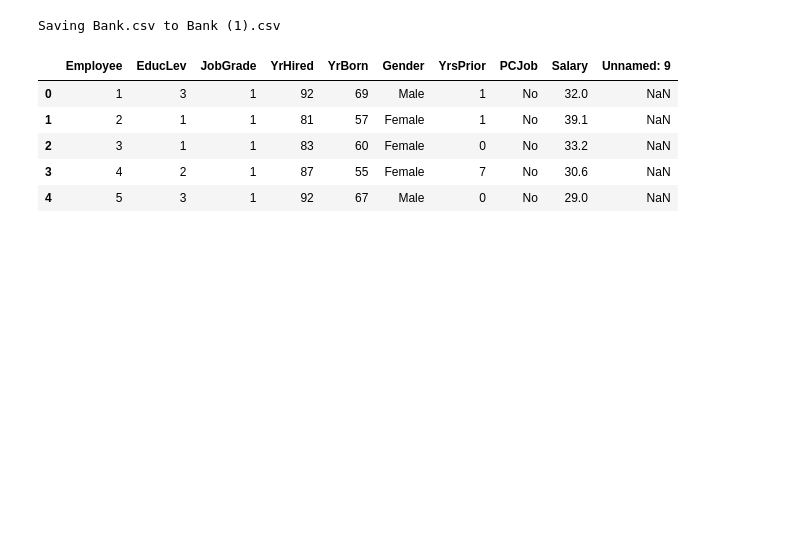
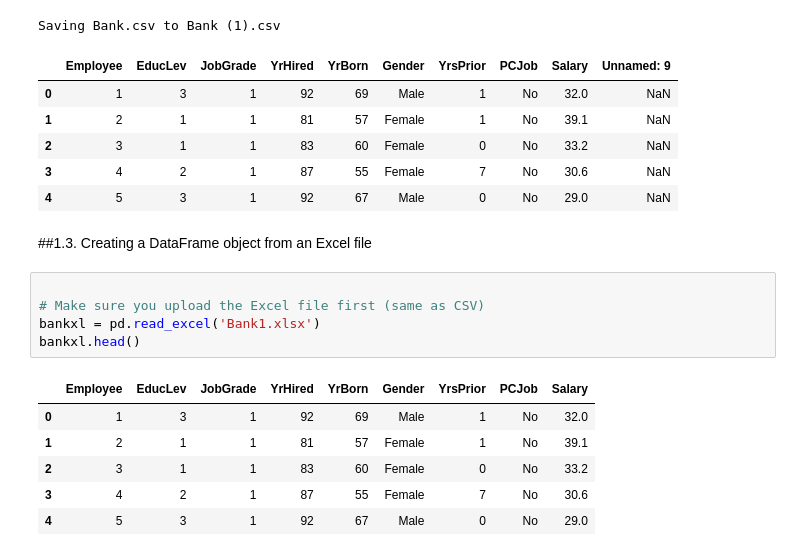
Before and after one commit to Aishaamalik/Data-Analysis-Intern, a Jupyter notebook: week_0.ipynb, the cells around one changed output. Saved outputs shown, nothing was run; the diff lists cells and outputs as text; blank space fills up the shorter version.

```diff
--- a/week_0.ipynb
+++ b/week_0.ipynb
@@ -40,3 +40,17 @@ Saving Bank.csv to Bank (1).csv
 | 2 | 3 | 1 | 1 | 83 | 60 | Female | 0 | No | 33.2 | NaN |
 | 3 | 4 | 2 | 1 | 87 | 55 | Female | 7 | No | 30.6 | NaN |
 | 4 | 5 | 3 | 1 | 92 | 67 | Male | 0 | No | 29.0 | NaN |
+# %% [markdown]
+##1.3. Creating a DataFrame object from an Excel file
+# %%
+
+# Make sure you upload the Excel file first (same as CSV)
+bankxl = pd.read_excel('Bank1.xlsx')
+bankxl.head()
+# %% [output]
+|  | Employee | EducLev | JobGrade | YrHired | YrBorn | Gender | YrsPrior | PCJob | Salary |
+| 0 | 1 | 3 | 1 | 92 | 69 | Male | 1 | No | 32.0 |
+| 1 | 2 | 1 | 1 | 81 | 57 | Female | 1 | No | 39.1 |
+| 2 | 3 | 1 | 1 | 83 | 60 | Female | 0 | No | 33.2 |
+| 3 | 4 | 2 | 1 | 87 | 55 | Female | 7 | No | 30.6 |
+| 4 | 5 | 3 | 1 | 92 | 67 | Male | 0 | No | 29.0 |
```
Also changed, not shown: parts of 11 cells of this notebook.
